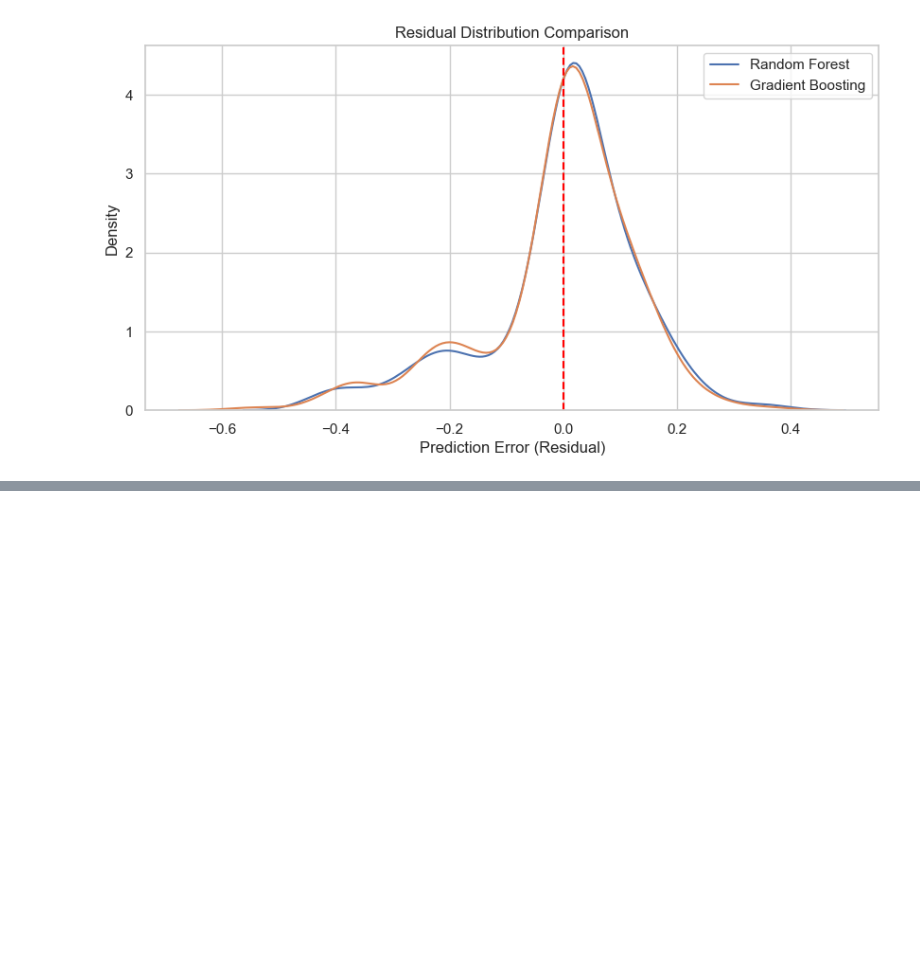
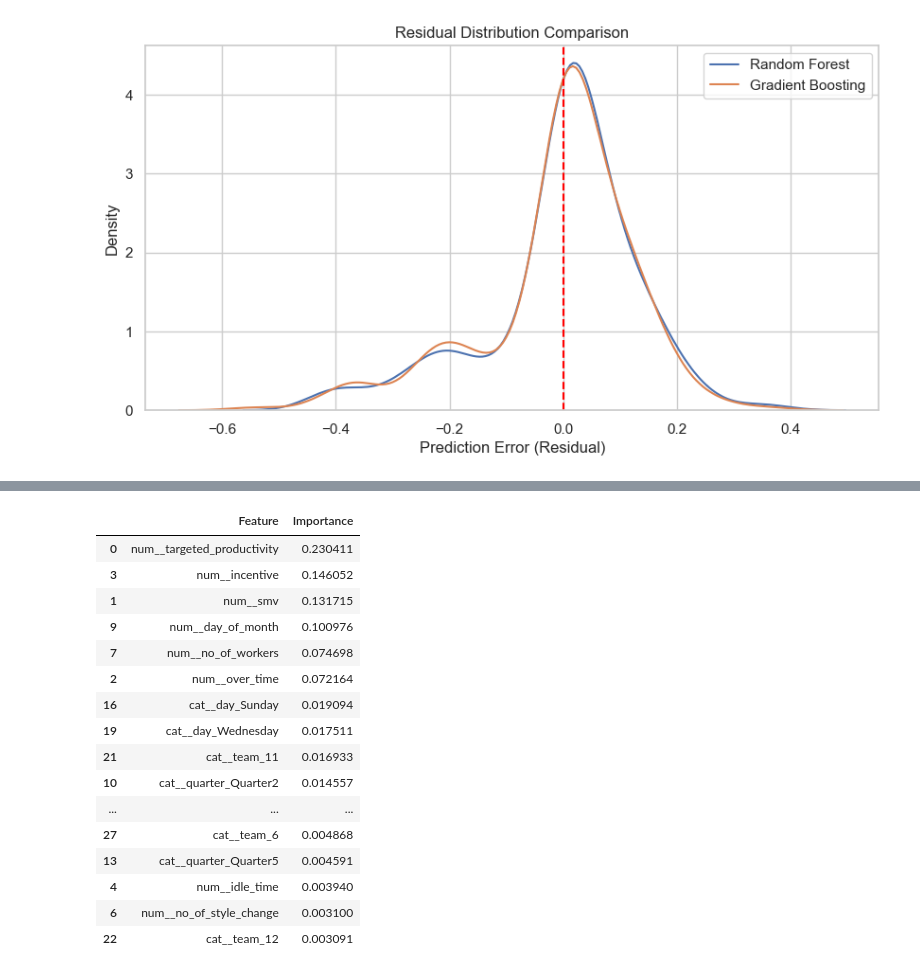
Before and after one commit to sanda620/garment-productivity-prediction, a Jupyter notebook: notebooks/02_data_preprocessing.ipynb, the cells around one changed output, grey strips where cells are left out. Saved outputs shown, nothing was run; the diff lists cells and outputs as text; code cells hidden in the pictures; blank space fills up the shorter version.

```diff
--- a/notebooks/02_data_preprocessing.ipynb
+++ b/notebooks/02_data_preprocessing.ipynb
@@ -554,0 +880,33 @@ plt.show()
+# %%
+# Extract Random Forest feature importance
+rf_model = trained_models["Random Forest"]
+
+feature_importance = pd.DataFrame({
+    "Feature": preprocessor.get_feature_names_out(),
+    "Importance": rf_model.feature_importances_
+})
+
+feature_importance = feature_importance.sort_values(
+    by="Importance",
+    ascending=False
+)
+
+display(feature_importance)
+# %% [output]
+|  | Feature | Importance |
+| 0 | num__targeted_productivity | 0.230411 |
+| 3 | num__incentive | 0.146052 |
+| 1 | num__smv | 0.131715 |
+| 9 | num__day_of_month | 0.100976 |
+| 7 | num__no_of_workers | 0.074698 |
+| 2 | num__over_time | 0.072164 |
+| 16 | cat__day_Sunday | 0.019094 |
+| 19 | cat__day_Wednesday | 0.017511 |
+| 21 | cat__team_11 | 0.016933 |
+| 10 | cat__quarter_Quarter2 | 0.014557 |
+| ... | ... | ... |
+| 27 | cat__team_6 | 0.004868 |
+| 13 | cat__quarter_Quarter5 | 0.004591 |
+| 4 | num__idle_time | 0.003940 |
+| 6 | num__no_of_style_change | 0.003100 |
+| 22 | cat__team_12 | 0.003091 |
```
Also changed, not shown: parts of 14 cells of this notebook.
